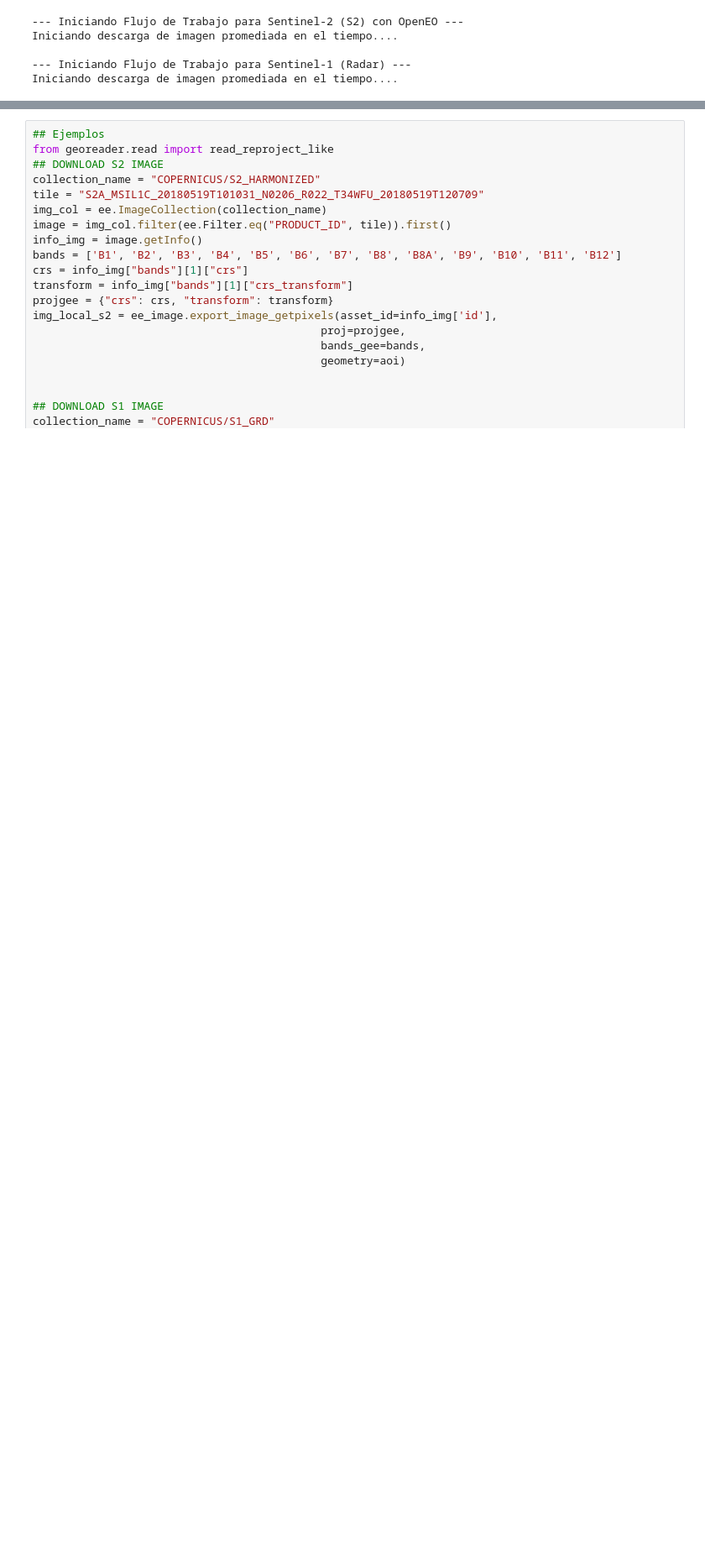
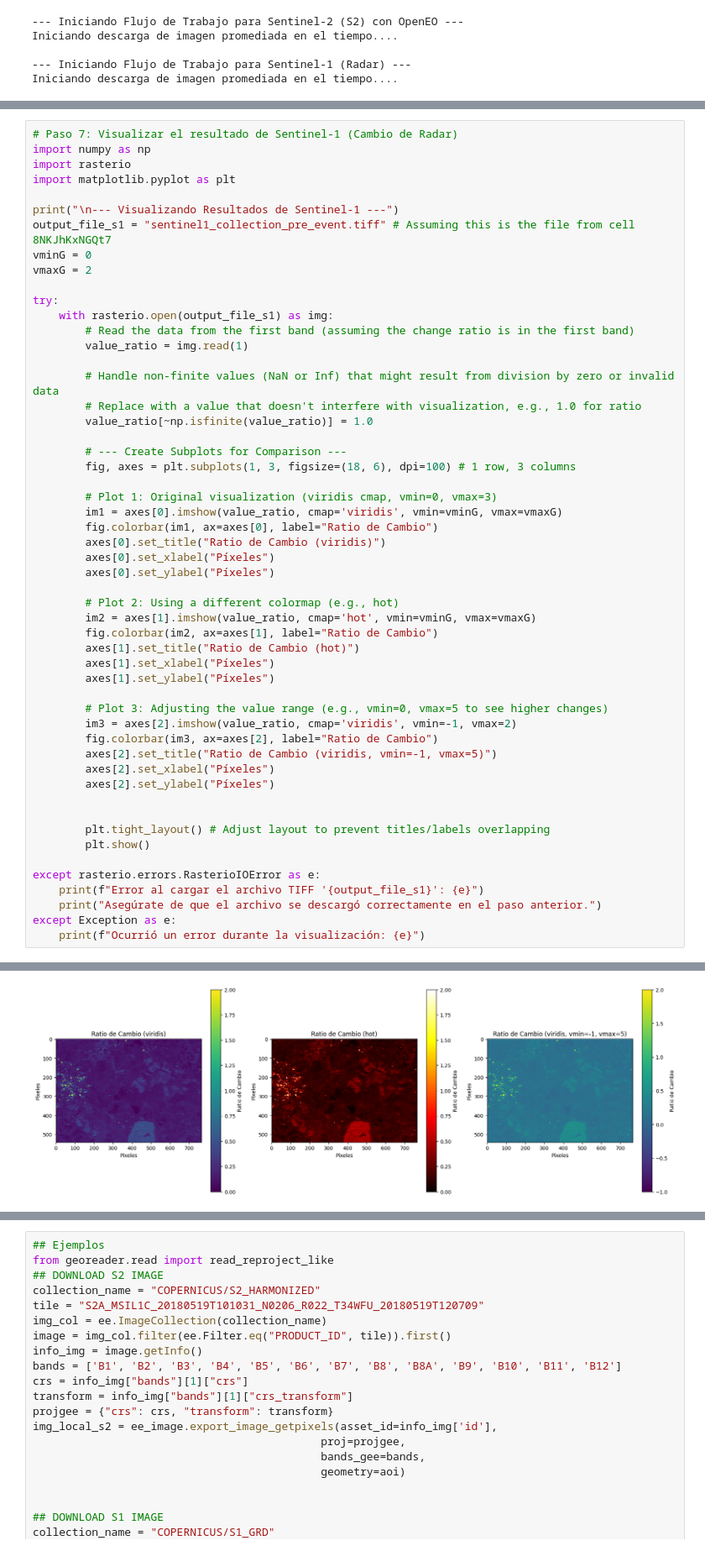
Before and after one commit to Franklingo13/ejemplosCopernicus, a Jupyter notebook: ejemplosJupyter/deslizamineto_tierra_NDVI.ipynb, the cells around one changed output, grey strips where cells are left out. Shown at 84% size. Saved outputs shown, nothing was run; the diff lists cells and outputs as text; blank space fills up the shorter version.

```diff
--- a/ejemplosJupyter/deslizamineto_tierra_NDVI.ipynb
+++ b/ejemplosJupyter/deslizamineto_tierra_NDVI.ipynb
@@ -402,0 +418,54 @@ except Exception as e:
+# %%
+# Paso 7: Visualizar el resultado de Sentinel-1 (Cambio de Radar)
+import numpy as np
+import rasterio
+import matplotlib.pyplot as plt
+
+print("\n--- Visualizando Resultados de Sentinel-1 ---")
+output_file_s1 = "sentinel1_collection_pre_event.tiff" # Assuming this is the file from cell 8NKJhKxNGQt7
+vminG = 0
+vmaxG = 2
+
+try:
+    with rasterio.open(output_file_s1) as img:
+        # Read the data from the first band (assuming the change ratio is in the first band)
+        value_ratio = img.read(1)
+
+        # Handle non-finite values (NaN or Inf) that might result from division by zero or invalid data
+        # Replace with a value that doesn't interfere with visualization, e.g., 1.0 for ratio
+        value_ratio[~np.isfinite(value_ratio)] = 1.0
+
+        # --- Create Subplots for Comparison ---
+        fig, axes = plt.subplots(1, 3, figsize=(18, 6), dpi=100) # 1 row, 3 columns
+
+        # Plot 1: Original visualization (viridis cmap, vmin=0, vmax=3)
+        im1 = axes[0].imshow(value_ratio, cmap='viridis', vmin=vminG, vmax=vmaxG)
+        fig.colorbar(im1, ax=axes[0], label="Ratio de Cambio")
+        axes[0].set_title("Ratio de Cambio (viridis)")
+        axes[0].set_xlabel("Píxeles")
+        axes[0].set_ylabel("Píxeles")
+
+        # Plot 2: Using a different colormap (e.g., hot)
+        im2 = axes[1].imshow(value_ratio, cmap='hot', vmin=vminG, vmax=vmaxG)
+        fig.colorbar(im2, ax=axes[1], label="Ratio de Cambio")
+        axes[1].set_title("Ratio de Cambio (hot)")
+        axes[1].set_xlabel("Píxeles")
+        axes[1].set_ylabel("Píxeles")
+
+        # Plot 3: Adjusting the value range (e.g., vmin=0, vmax=5 to see higher changes)
+        im3 = axes[2].imshow(value_ratio, cmap='viridis', vmin=-1, vmax=2)
+        fig.colorbar(im3, ax=axes[2], label="Ratio de Cambio")
+        axes[2].set_title("Ratio de Cambio (viridis, vmin=-1, vmax=5)")
+        axes[2].set_xlabel("Píxeles")
+        axes[2].set_ylabel("Píxeles")
+
+
+        plt.tight_layout() # Adjust layout to prevent titles/labels overlapping
+        plt.show()
+
+except rasterio.errors.RasterioIOError as e:
+    print(f"Error al cargar el archivo TIFF '{output_file_s1}': {e}")
+    print("Asegúrate de que el archivo se descargó correctamente en el paso anterior.")
+except Exception as e:
+    print(f"Ocurrió un error durante la visualización: {e}")
+# %% [output]
@@ -402,0 +475 @@ except Exception as e:
+[figure, added]
```
Also changed, not shown: parts of 13 cells of this notebook.
